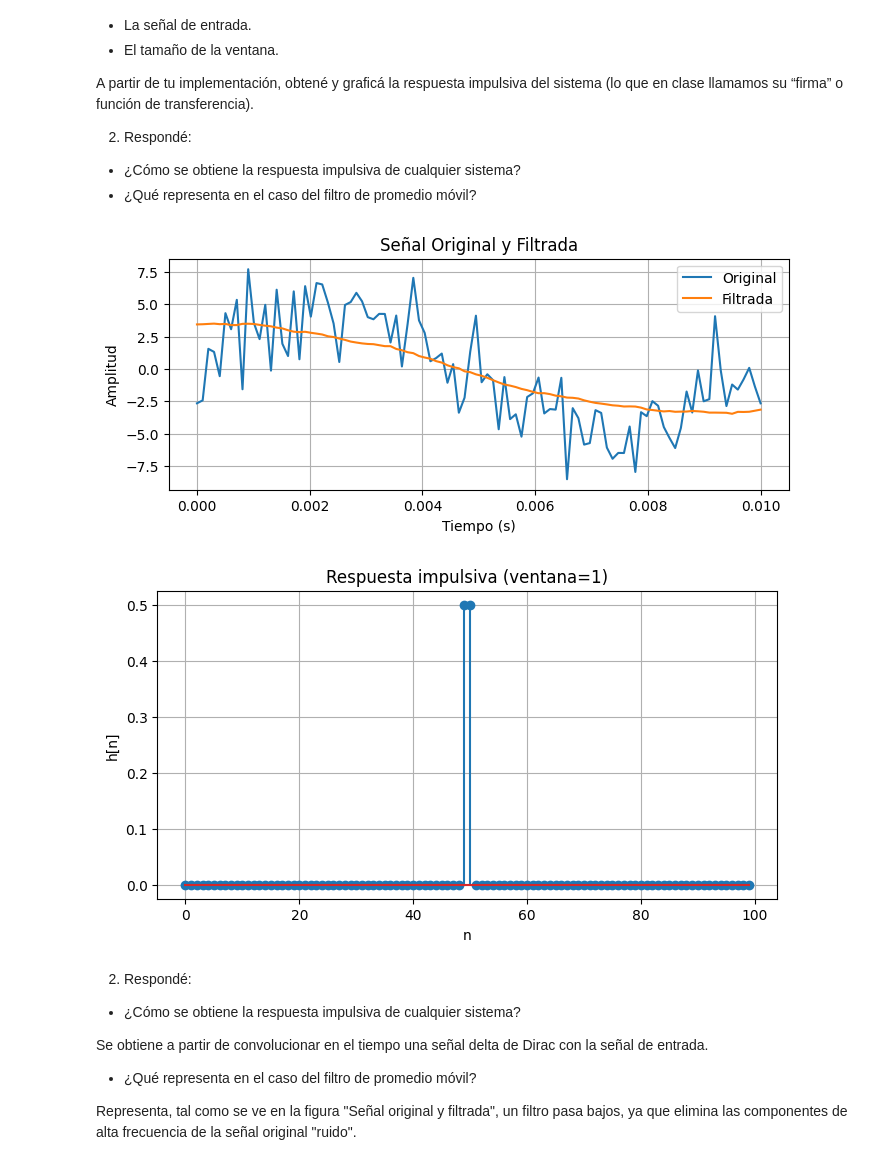
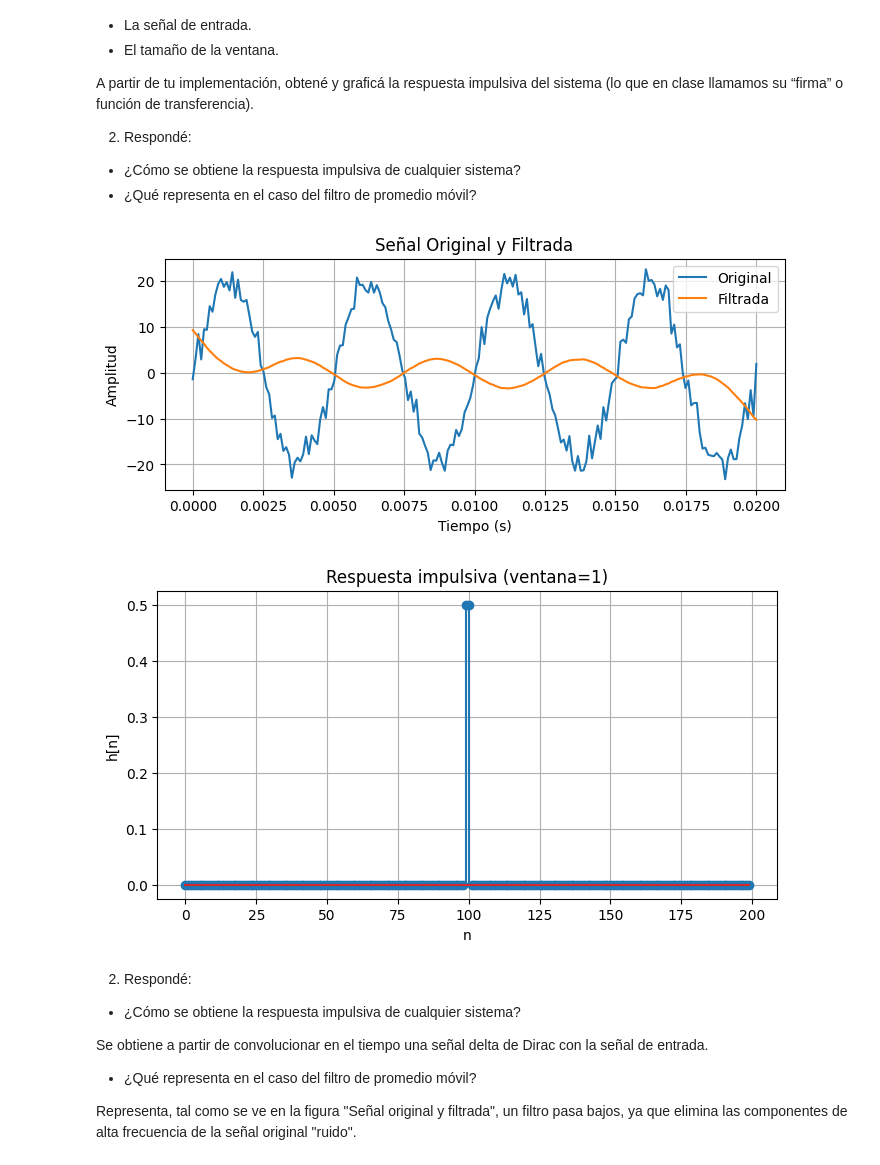
Before and after one commit to gitnachomartinez97/PES, a Jupyter notebook: TP1 - Martínez Ignacio N.ipynb, the cells around one changed output. Saved outputs shown, nothing was run; the diff lists cells and outputs as text; code cells hidden in the pictures.

```diff
--- a/TP1 - Martínez Ignacio N.ipynb
+++ b/TP1 - Martínez Ignacio N.ipynb
@@ -48,12 +48,12 @@ def moving_average(señal_entrada, tamaño_ventana): # incluyo parametro señal
 # ------------------------------------------------------------------------------------------------
 #GENERACIÓN BASE DE TIEMPO
 Fs = 10000                        # Frecuencia de muestreo (Hz)
-N = 100                           # Número de muestras
+N = 200                           # Número de muestras
 t = np.linspace(0,N/Fs,N)         # Base de tiempo
 
 #GENERACIÓN SEÑAL DE PRUEBA
-f1 = 100                                # Frecuencia de muestreo (Hz)
-A1 = 5                                  # Amplitud
+f1 = 200                                # Frecuencia de muestreo (Hz)
+A1 = 20                                  # Amplitud
 signal_1 = A1 * np.sin(2*np.pi*f1*t)    # Almacenamiento
 
 #GENERACIÓN SEÑAL CON RUIDO
@@ -80,36 +80,36 @@ plt.show()
 # GENERACIÓN DELTA DE DIRAC
 # -----------------------------
 def generar_delta_dirac(cantidad, pos):
     if pos >= cantidad:
         return 'Error: posición fuera de rango'
     delta = [0]*cantidad
     delta[pos] = 1
     return delta
 
-long_BT = 100 #longitud base de tiempo
+long_BT = 200 #longitud base de tiempo
 tamaño_ventana = 1
 delta_dirac = generar_delta_dirac(long_BT, long_BT//2)
 
 
 # ------------------------------------------------------------------------------------------------
 # RESPUESTA IMPULSIVA DEL SISTEMA (lo que en clase llamamos su “firma” o función de transferencia):
 # ------------------------------------------------------------------------------------------------
 respuesta_impulsiva = moving_average(delta_dirac, tamaño_ventana)
 
 
 # ------------------------------------------------------------------------------------------------
 # IMPRIMIR RESPUESTA IMPULSIVA:
 # ------------------------------------------------------------------------------------------------
 plt.figure(figsize=(8,4))
 plt.stem(respuesta_impulsiva)
 plt.title(f'Respuesta impulsiva (ventana={tamaño_ventana})')
 plt.xlabel('n')
 plt.ylabel('h[n]')
 plt.grid(True)
 plt.show()
 # %% [output]
-[figure, old version]
+[figure, new version]
-[figure, old version]
+[figure, new version]
 # %% [markdown]
 2. Respondé:
 
```
